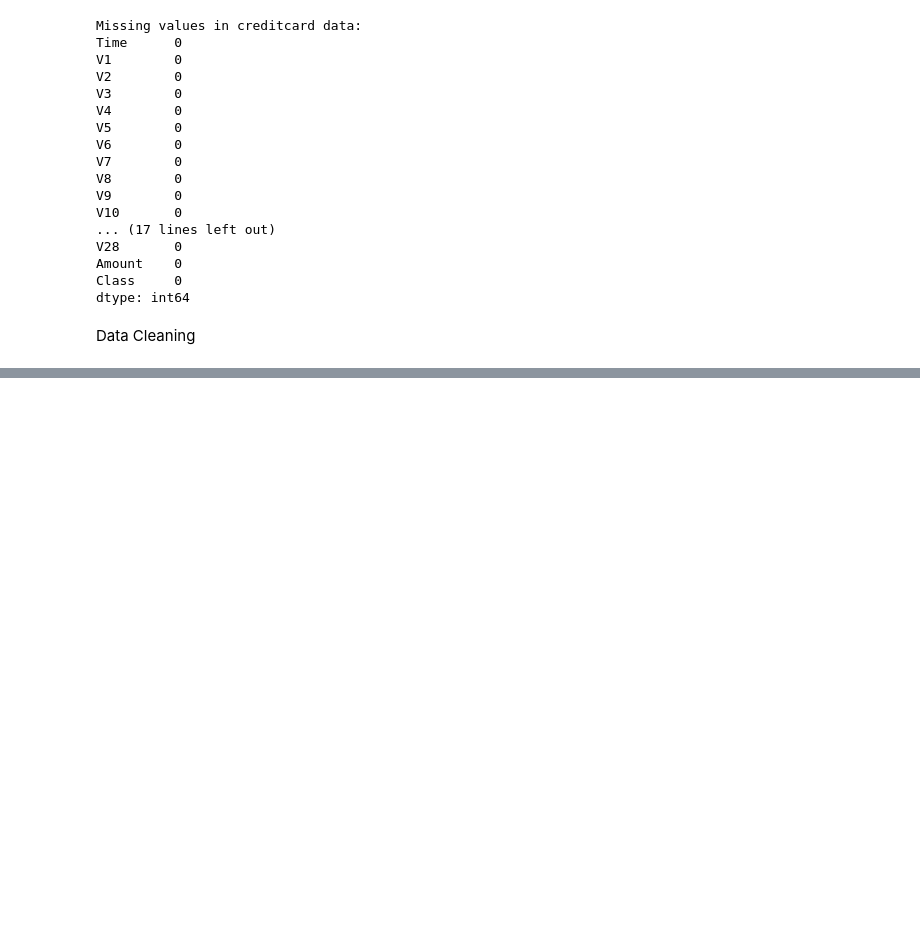
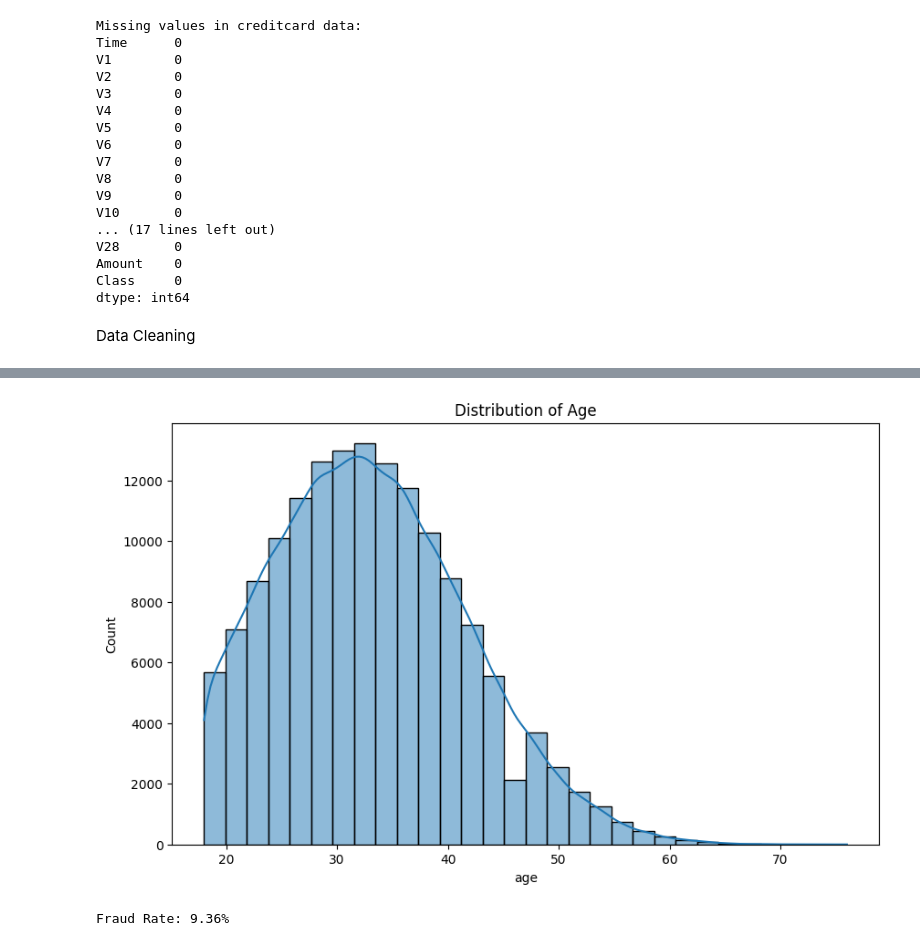
Before and after one commit to Yayerad/Adey-Innovations-Inc-W8-9, a Jupyter notebook: notebooks/eda.ipynb, the cells around one changed output, grey strips where cells are left out. Cells and saved outputs as stored; diff of their text form; code cells hidden in the pictures; blank space fills up the shorter version.

```diff
--- a/notebooks/eda.ipynb
+++ b/notebooks/eda.ipynb
@@ -97,0 +111,14 @@ fraud_data['ip_address_int'] = fraud_data['ip_address'].apply(ip_to_int)
+# %%
+# Distribution of age
+plt.figure(figsize=(10, 6))
+sns.histplot(fraud_data['age'], bins=30, kde=True)
+plt.title('Distribution of Age')
+plt.show()
+# %% [output]
+[figure, added]
+# %%
+# Class imbalance check
+fraud_rate = fraud_data['class'].mean()
+print(f"\nFraud Rate: {fraud_rate:.2%}")
+# %% [output]
+Fraud Rate: 9.36%
```
Also changed, not shown: parts of 3 cells of this notebook.
